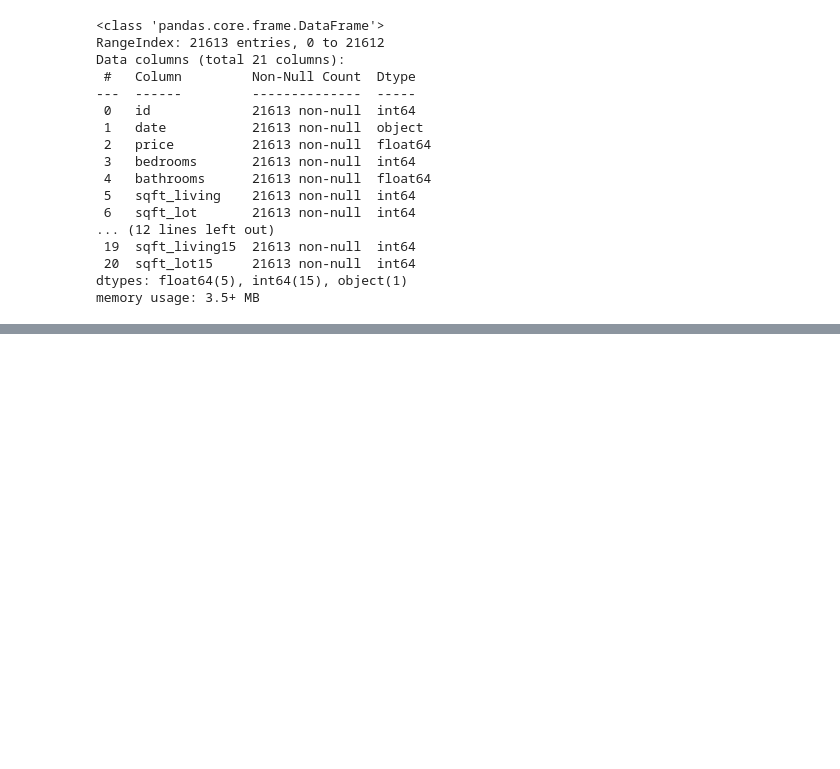
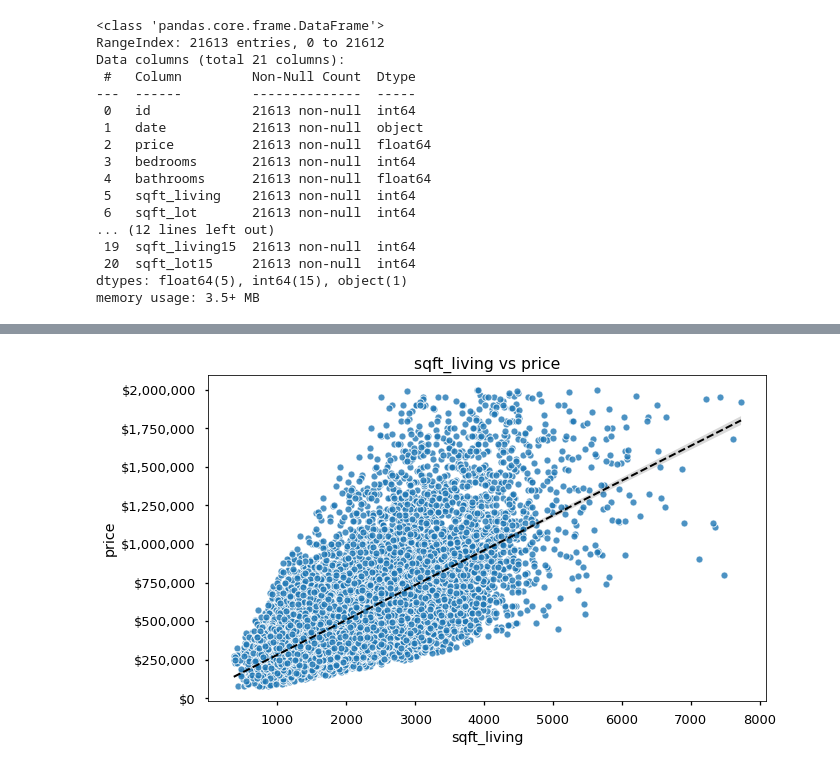
Before and after one commit to purvikansara/Sample_Regression, a Jupyter notebook: House Price Prediction.ipynb, the cells around one changed output, grey strips where cells are left out. Cells and saved outputs as stored; diff of their text form; code cells hidden in the pictures; blank space fills up the shorter version.

```diff
--- a/House Price Prediction.ipynb
+++ b/House Price Prediction.ipynb
@@ -59,0 +248,23 @@ memory usage: 3.5+ MB
+# %%
+# NOTE: if we had more time, we would write this together.
+def plot_feature_vs_target(df,x='sqft_living',y='price',price_format=True):
+    """Plots a seaborn regplot of x vs y."""
+    ax = sns.regplot(data=df,x=x,y=y,
+                line_kws=dict(color='k',ls='--',lw=2),
+               scatter_kws=dict(s=50,edgecolor='white',lw=1,alpha=0.8)
+                    )
+
+    ax.get_figure().set_size_inches(10,6)
+    ax.set_title(f'{x} vs {y}')
+    ax.get_figure().set_facecolor('white')
+
+    if price_format:
+        ## Formatting Price Axis
+        price_fmt = StrMethodFormatter("${x:,.0f}")
+        ax.yaxis.set_major_formatter(price_fmt)
+    return ax
+# %%
+## Visualize the relationship between sqft_living and price
+ax = plot_feature_vs_target(df,x='sqft_living');
+# %% [output]
+[figure, added]
```
Also changed, not shown: parts of 47 cells of this notebook.
